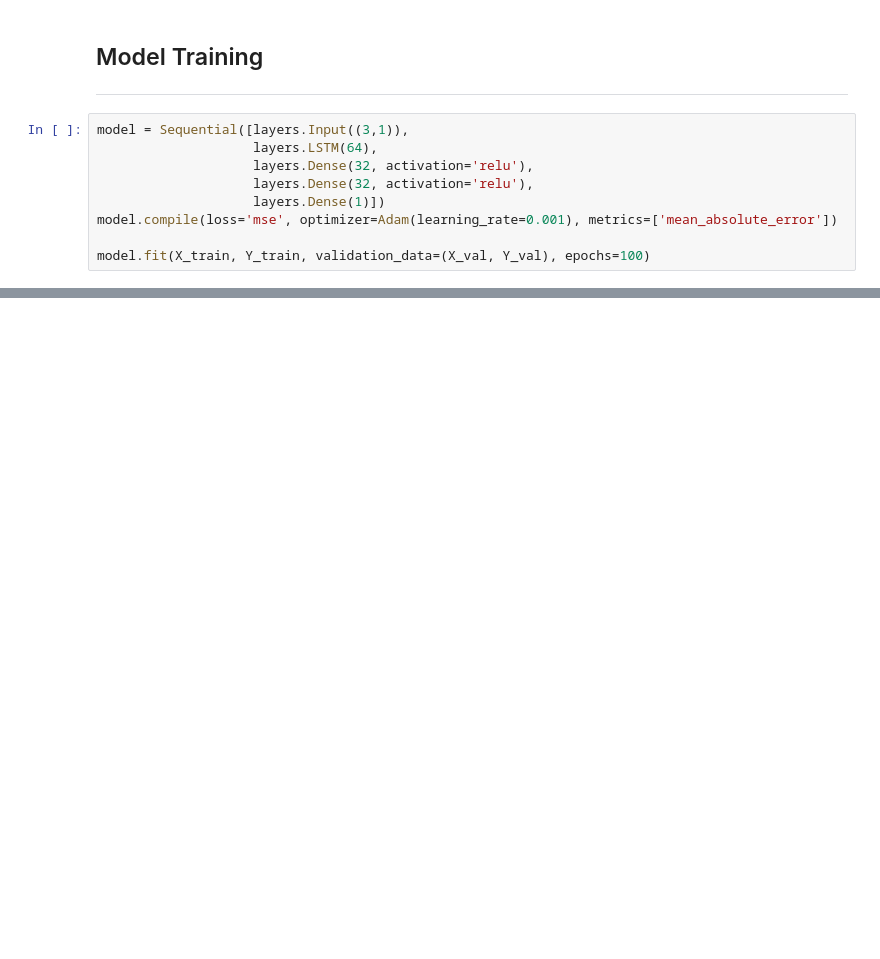
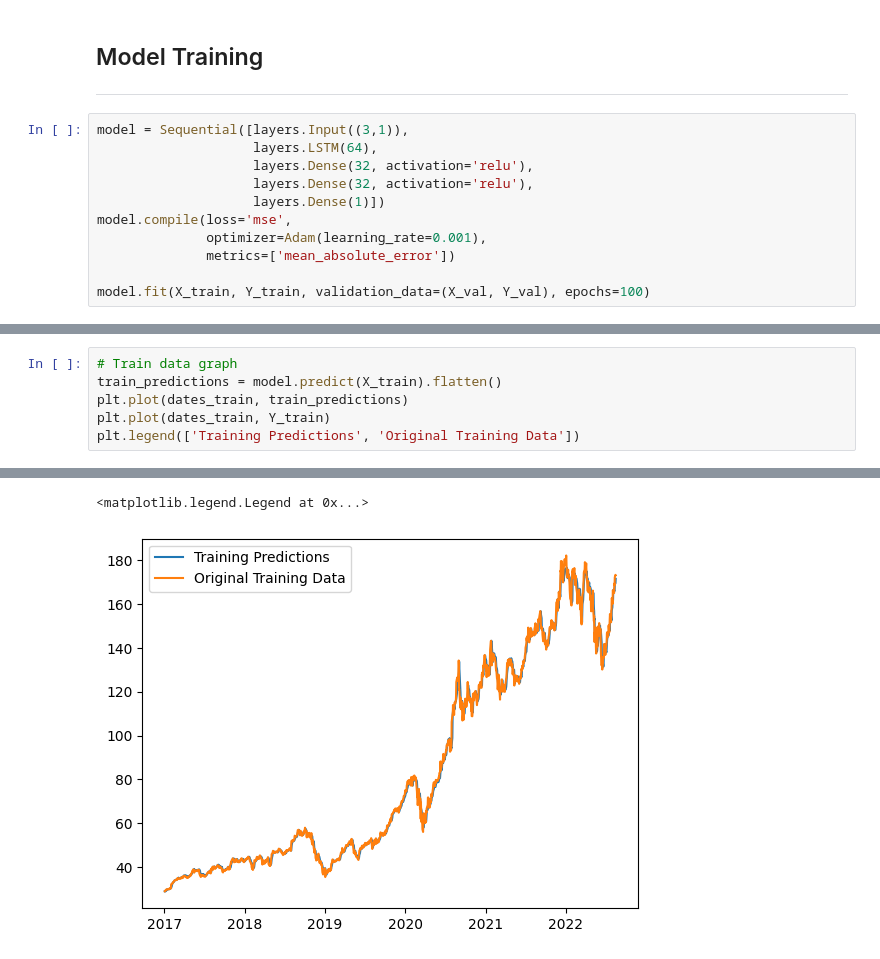
Before and after one commit to aagnaykariyal/ML-and-Neural-Net-Files, a Jupyter notebook: Stock Price Prediction using LSTMs/prediction.ipynb, the cells around one changed output, grey strips where cells are left out. Drawn from its saved outputs; the diff is of its cells as text; blank space fills up the shorter version.

Commit message:
Stock price prediction completion

```diff
--- a/Stock Price Prediction using LSTMs/prediction.ipynb
+++ b/Stock Price Prediction using LSTMs/prediction.ipynb
@@ -124,6 +143,8 @@ model = Sequential([layers.Input((3,1)),
                     layers.Dense(32, activation='relu'),
                     layers.Dense(32, activation='relu'),
                     layers.Dense(1)])
-model.compile(loss='mse', optimizer=Adam(learning_rate=0.001), metrics=['mean_absolute_error'])
+model.compile(loss='mse',
+              optimizer=Adam(learning_rate=0.001),
+              metrics=['mean_absolute_error'])
 
 model.fit(X_train, Y_train, validation_data=(X_val, Y_val), epochs=100)
@@ -129,0 +170,7 @@ model.fit(X_train, Y_train, validation_data=(X_val, Y_val), epochs=100)
+# %%
+# Train data graph
+train_predictions = model.predict(X_train).flatten()
+plt.plot(dates_train, train_predictions)
+plt.plot(dates_train, Y_train)
+plt.legend(['Training Predictions', 'Original Training Data'])
+# %% [output]
@@ -129,0 +178,2 @@ model.fit(X_train, Y_train, validation_data=(X_val, Y_val), epochs=100)
+<matplotlib.legend.Legend at 0x...>
+[figure, added]
```
Also changed, not shown: parts of 8 cells of this notebook.
